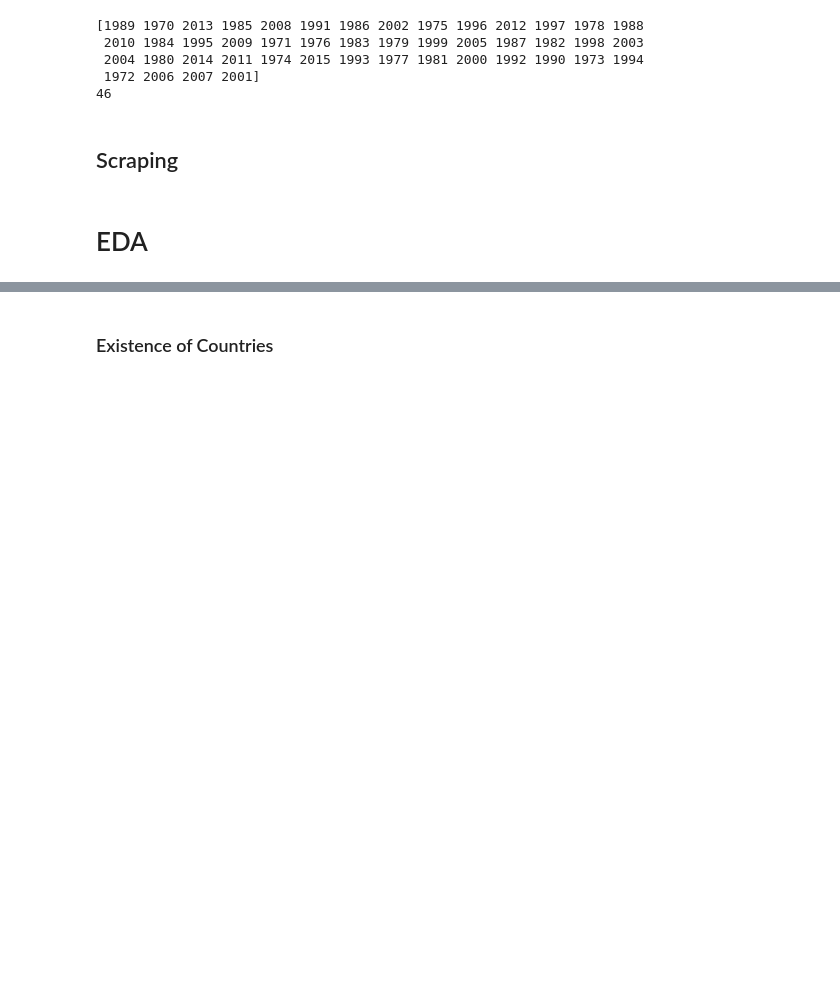
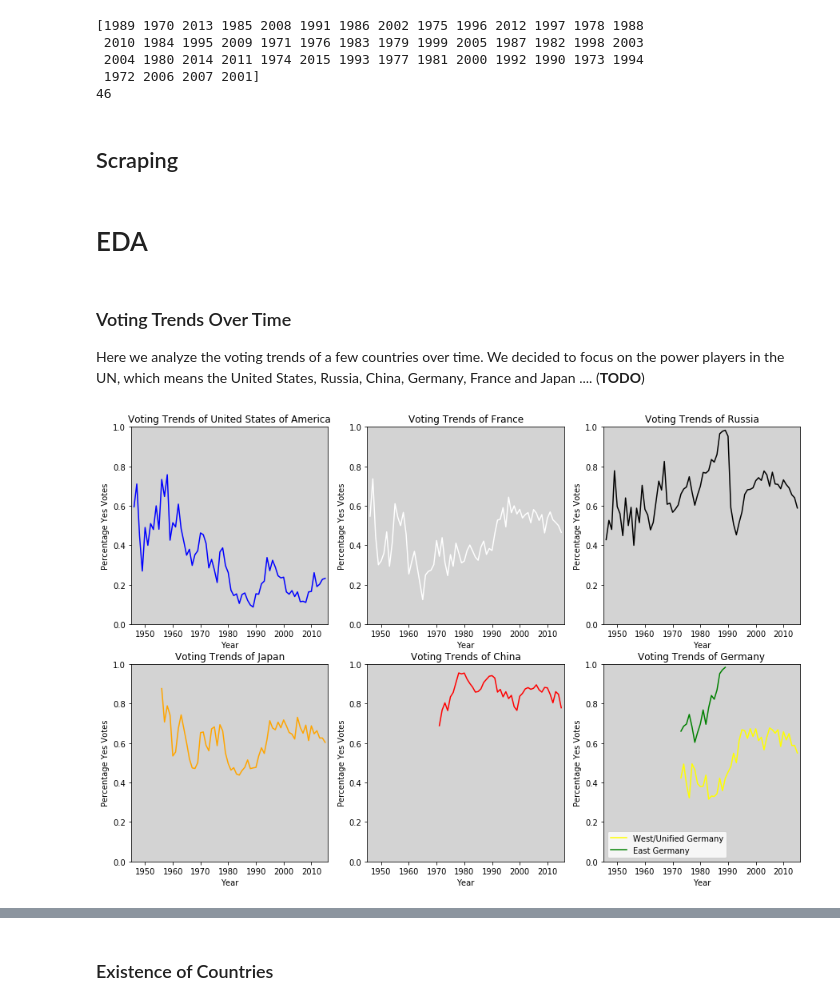
Before and after one commit to RobMor/CMSC320-Final-Project, a Jupyter notebook: RobMor-FinalTutorial.ipynb, the cells around one changed output, grey strips where cells are left out. Drawn from its saved outputs; the diff is of its cells as text; code cells hidden in the pictures; blank space fills up the shorter version.

Commit message:
Voting trends over time

```diff
--- a/RobMor-FinalTutorial.ipynb
+++ b/RobMor-FinalTutorial.ipynb
@@ -95,2 +167,44 @@ data["name"] = [lookup[code][0] for code in data["country"]]
 # %% [markdown]
 # EDA
+# %% [markdown]
+### Voting Trends Over Time
+
+Here we analyze the voting trends of a few countries over time. We decided to focus on the power players in the UN, which means the United States, Russia, China, Germany, France and Japan .... (**TODO**)
+# %%
+grouped = states.groupby("state_name")
+
+# TODO Clean up code...
+power_players = ["United States of America", "France", "Russia", "Japan", "China", "Germany"]
+colors = ["blue", "white", "black", "orange", "red", "yellow"]
+
+groups = [(player, grouped.get_group(player)) for player in power_players[:-1]]
+groups.append(("Germany", (grouped.get_group("German Federal Republic"), grouped.get_group("German Democratic Republic"))))
+
+fig, axs = plt.subplots(2, 3, figsize=(15,10))
+for ax, (name, group), color in zip(axs.ravel(), groups, colors):
+    if name != "Germany":
+        x = group["year"]
+        y = group["yes_votes"] / group["all_votes"]
+    else:
+        west = group[0].sort_values("year") # Necessary to remove glitch
+        east = group[1]
+        x = west["year"]
+        x1 = east["year"]
+        y = west["yes_votes"] / west["all_votes"]
+        y1 = east["yes_votes"] / east["all_votes"]
+
+    ax.plot(x, y, color=color)
+    if name == "Germany":
+        ax.plot(x1, y1, color="green")
+        ax.legend(["West/Unified Germany", "East Germany"])
+    ax.set_facecolor("lightgray")
+    ax.set_title("Voting Trends of "+name)
+    ax.set_ylabel("Percentage Yes Votes")
+    ax.set_xlabel("Year")
+
+    ax.set_ylim(0, 1)
+    ax.set_xlim(1945, 2016)
+
+plt.show()
+# %% [output]
+[figure, added]
```
Also changed, not shown: parts of 18 cells of this notebook, 1 other file.
